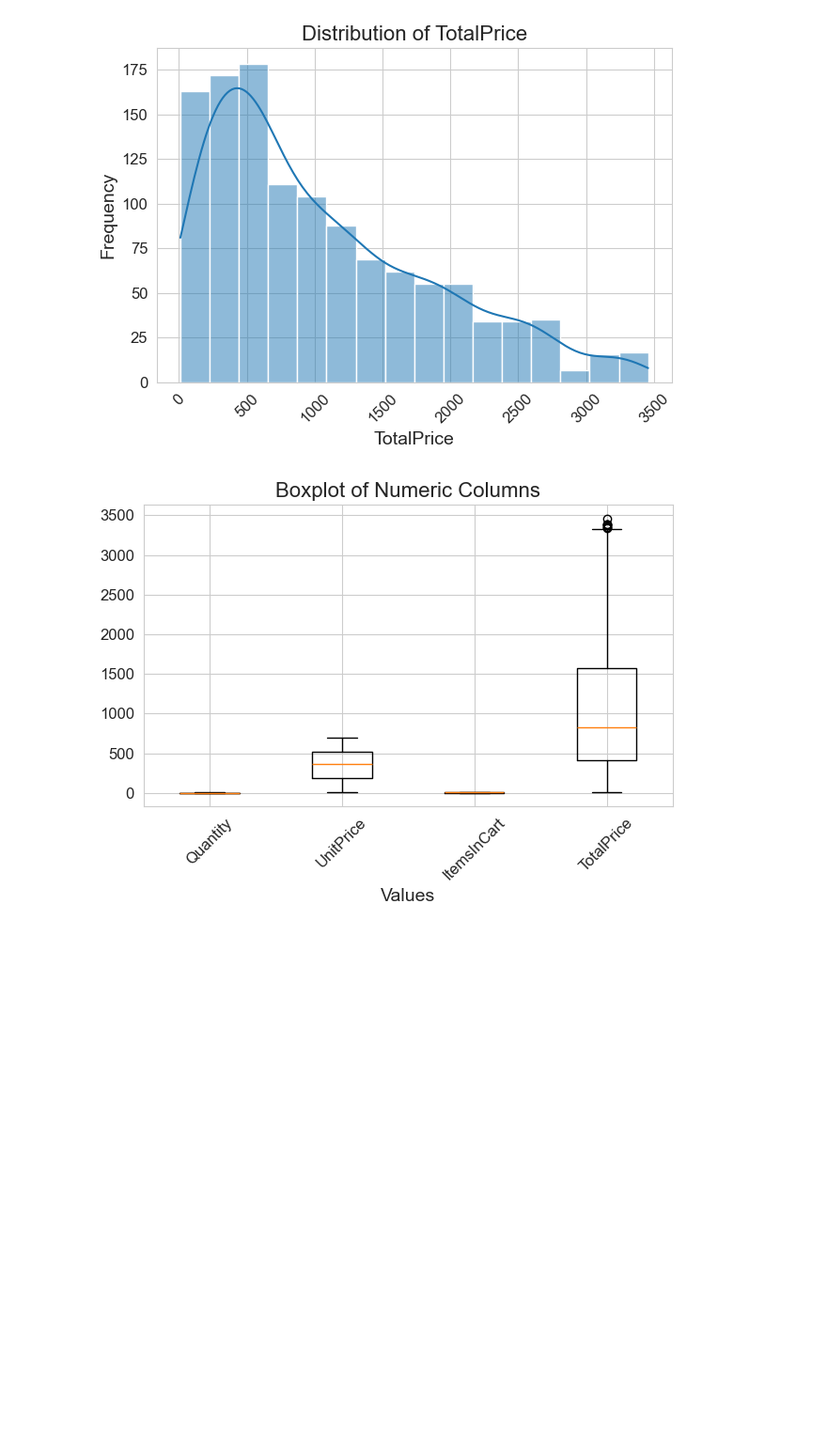
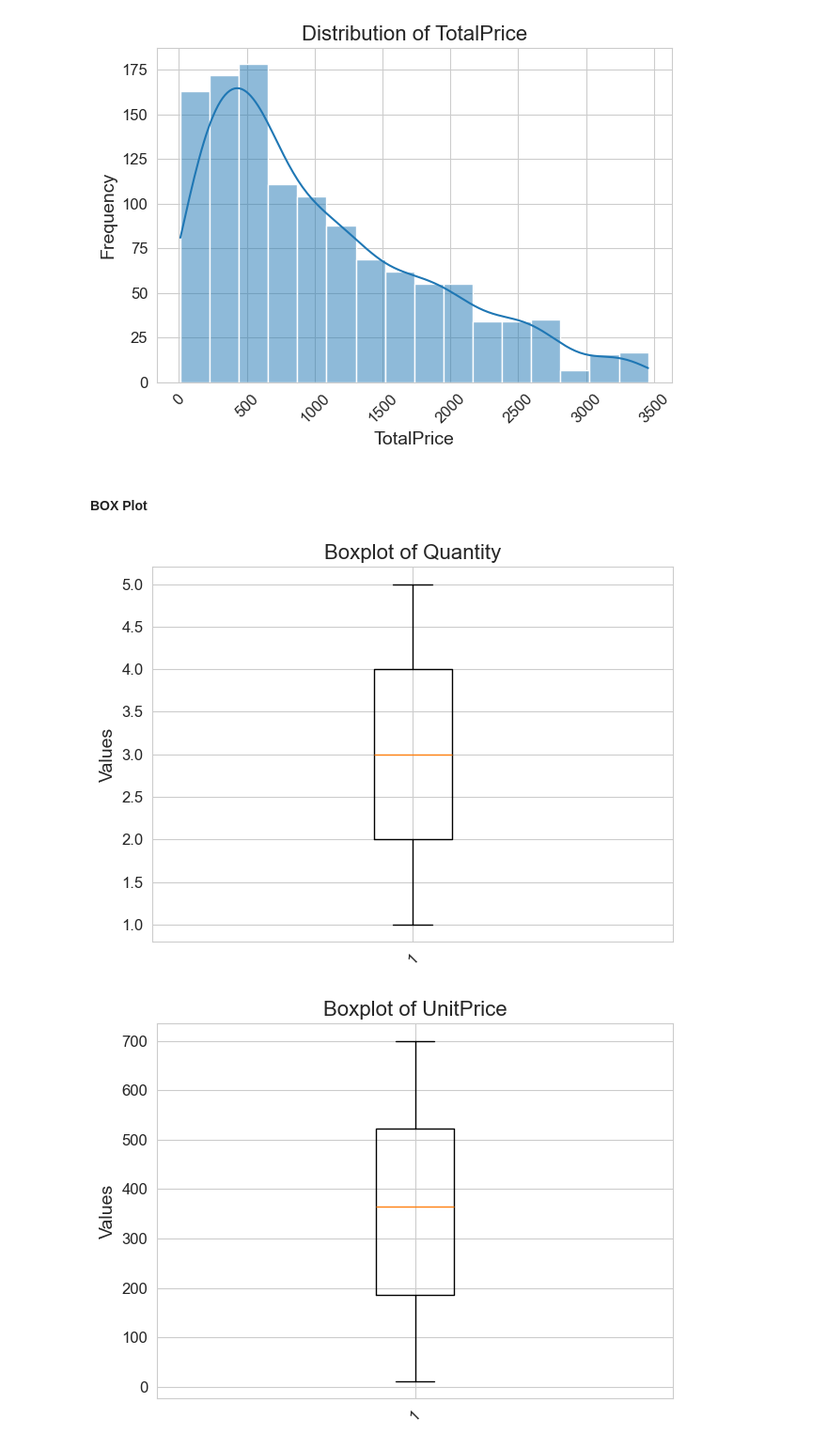
Before and after one commit to YousifHisham-tech/DecodeLabs-Internship, a Jupyter notebook: Visualiztions.ipynb, the cells around one changed output. Shown at 94% size. Saved outputs shown, nothing was run; the diff lists cells and outputs as text; code cells hidden in the pictures; blank space fills up the shorter version.

```diff
--- a/Visualiztions.ipynb
+++ b/Visualiztions.ipynb
@@ -92,13 +93,17 @@ for col in numeric_cols:
 [figure]
 [figure]
 [figure]
+# %% [markdown]
+#### BOX Plot
 # %%
-plt.boxplot(df[numeric_cols])
-plt.title('Boxplot of Numeric Columns', fontsize=16)
-plt.xlabel('Values', fontsize=14)
-plt.xticks(rotation=45, fontsize=12, ticks=[i for i in range(1, len(numeric_cols)+1)], labels=numeric_cols)
-plt.yticks(fontsize=12)
-plt.tight_layout()
-plt.show()
+for col in numeric_cols:
+  plt.boxplot(df[col])
+  plt.title(f'Boxplot of {col}', fontsize=16)
+  plt.ylabel('Values', fontsize=14)
+  plt.xticks(rotation=45, fontsize=12)
+  plt.yticks(fontsize=12)
+  plt.tight_layout()
+  plt.show()
 # %% [output]
-[figure, old version]
+[figure, new version]
+[figure, added]
```
Also changed, not shown: parts of 12 cells of this notebook, 2 other files.
